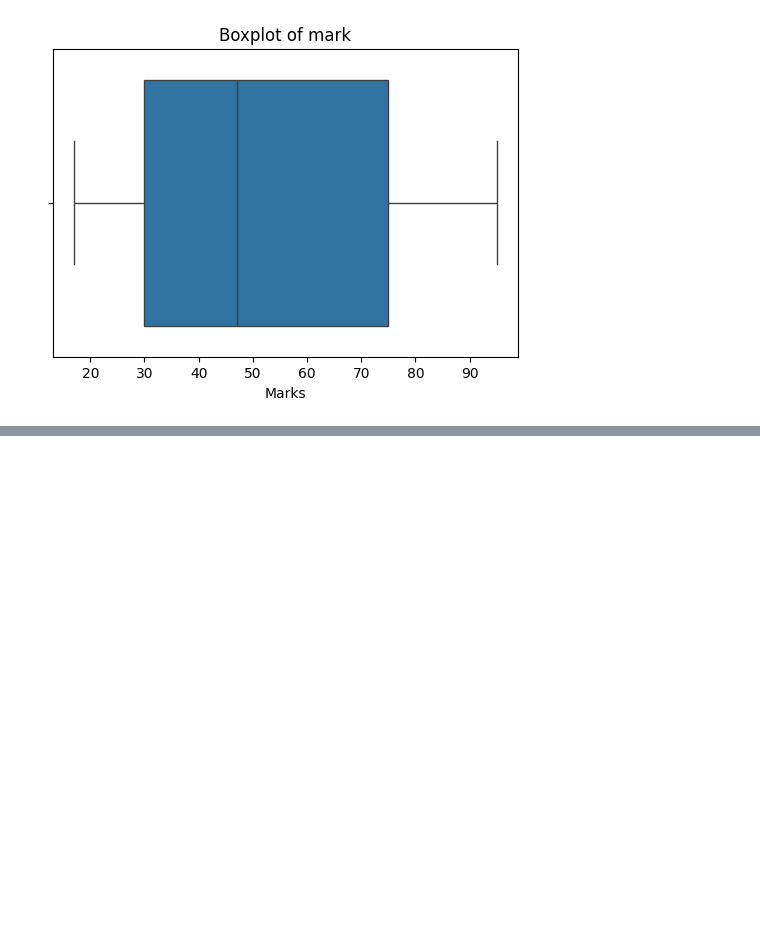
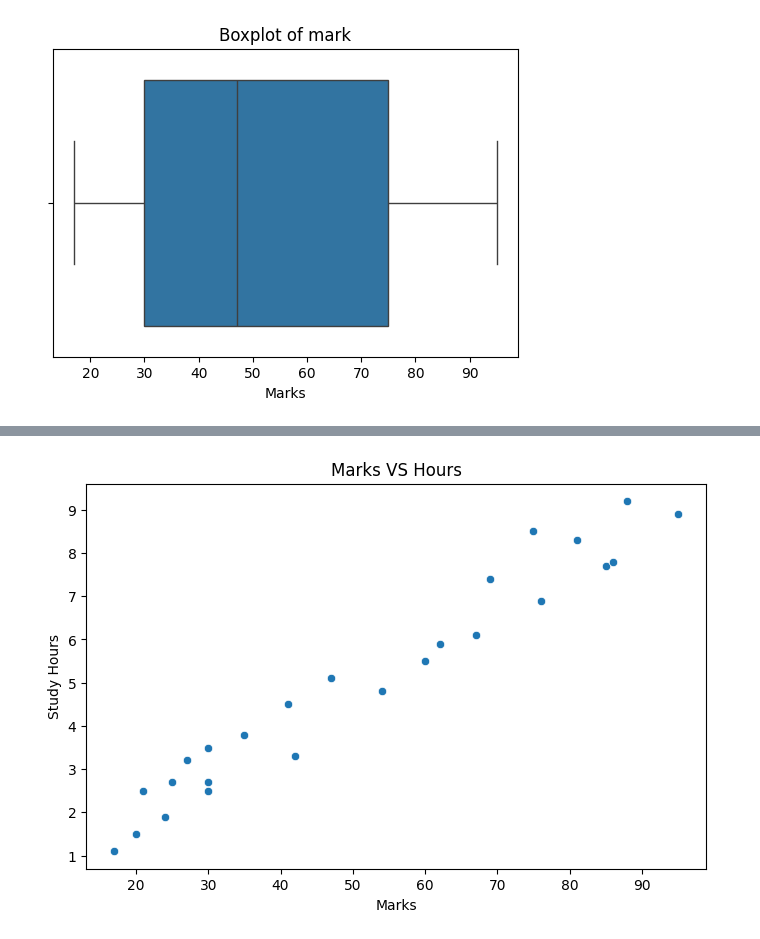
Before and after one commit to jabylearn/student-score-prediction, a Jupyter notebook: notebook/linear_reg.ipynb, the cells around one changed output, grey strips where cells are left out. Saved outputs shown, nothing was run; the diff lists cells and outputs as text; code cells hidden in the pictures; blank space fills up the shorter version.

```diff
--- a/notebook/linear_reg.ipynb
+++ b/notebook/linear_reg.ipynb
@@ -95,0 +132,16 @@ plt.show()
+# %%
+plt.figure(figsize=(8,5))
+
+sns.scatterplot(
+    data=df,
+    x='Marks',
+    y='Hours'
+)
+
+plt.title("Marks VS Hours")
+plt.xlabel("Marks")
+plt.ylabel("Study Hours")
+
+plt.show()
+# %% [output]
+[figure, added]
```
Also changed, not shown: parts of 28 cells of this notebook, 1 other file.
